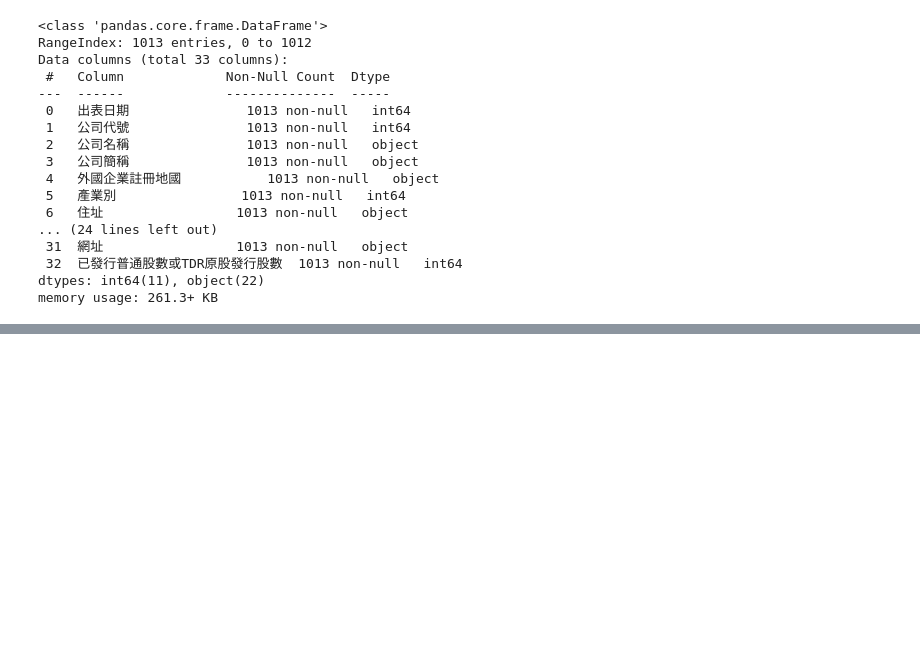
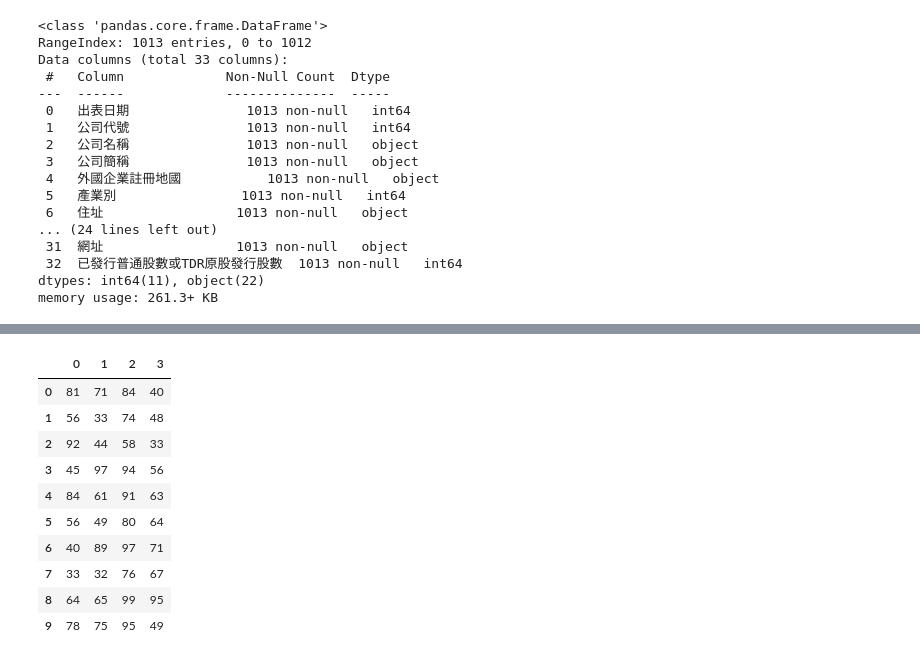
Before and after one commit to vcdemy/20240319, a Jupyter notebook: 20240319筆記.ipynb, the cells around one changed output, grey strips where cells are left out. Cells and saved outputs as stored; diff of their text form; code cells hidden in the pictures; blank space fills up the shorter version.

```diff
--- a/20240319筆記.ipynb
+++ b/20240319筆記.ipynb
@@ -604,0 +721,3 @@ memory usage: 261.3+ KB
+# %%
+np.random.seed(987)
+data = np.random.randint(30, 101, (10, 4))
@@ -604,0 +737,16 @@ memory usage: 261.3+ KB
+# %%
+df = pd.DataFrame(data)
+# %%
+df
+# %% [output]
+|  | 0 | 1 | 2 | 3 |
+| 0 | 81 | 71 | 84 | 40 |
+| 1 | 56 | 33 | 74 | 48 |
+| 2 | 92 | 44 | 58 | 33 |
+| 3 | 45 | 97 | 94 | 56 |
+| 4 | 84 | 61 | 91 | 63 |
+| 5 | 56 | 49 | 80 | 64 |
+| 6 | 40 | 89 | 97 | 71 |
+| 7 | 33 | 32 | 76 | 67 |
+| 8 | 64 | 65 | 99 | 95 |
+| 9 | 78 | 75 | 95 | 49 |
```
Also changed, not shown: parts of 19 cells of this notebook.
